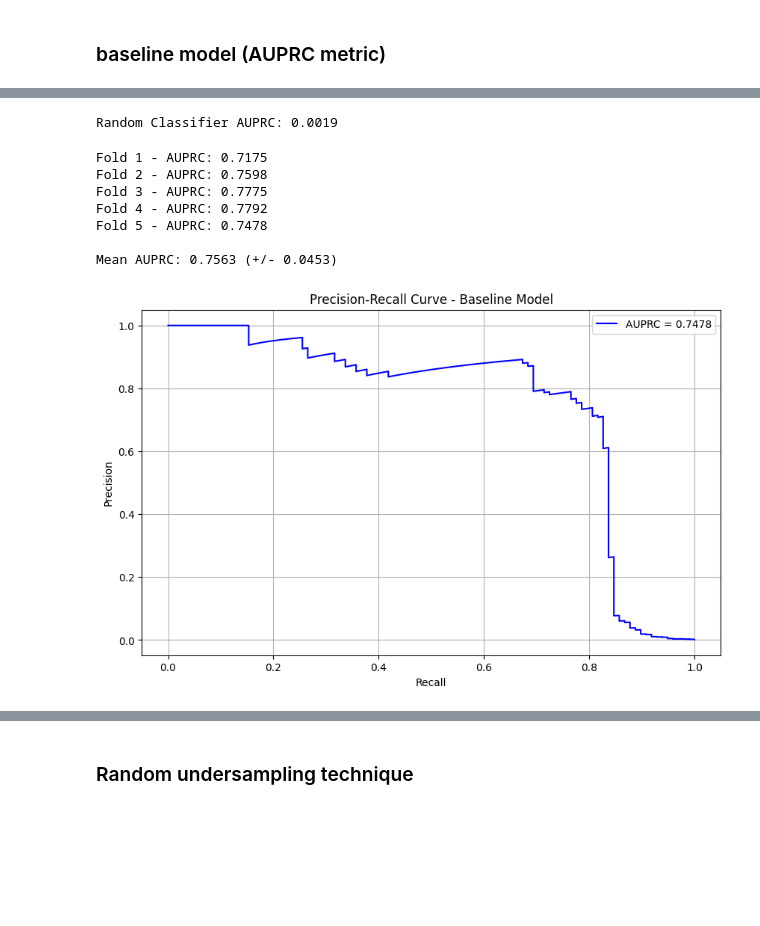
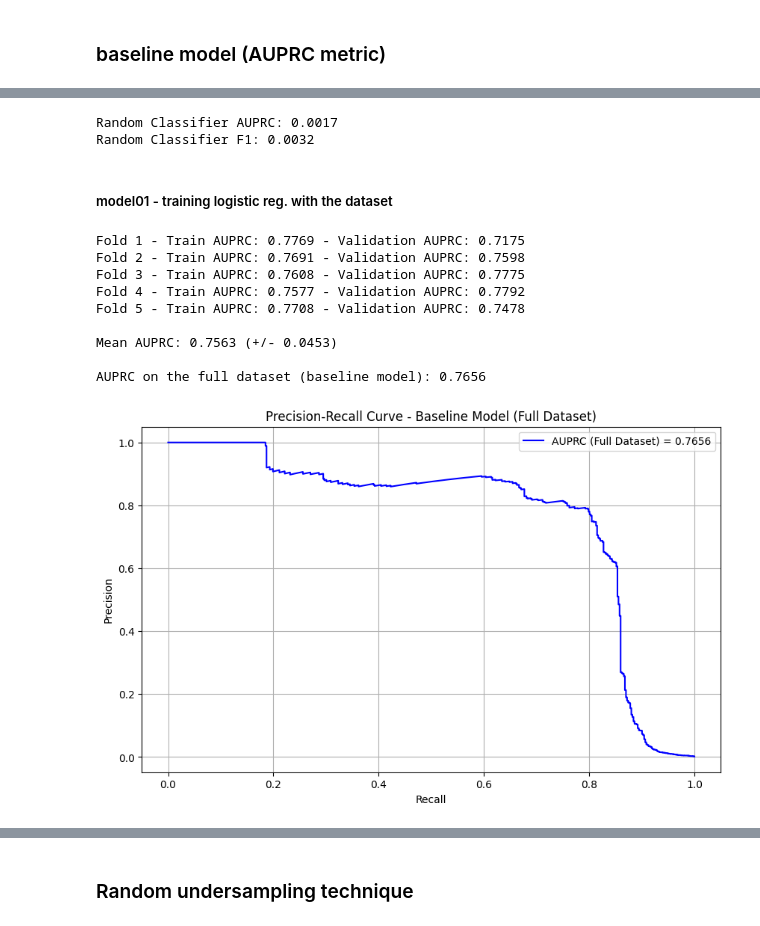
Before and after one commit to yezergmorales/credit-fraud-detector, a Jupyter notebook: dev/credit_fraud_detection.ipynb, the cells around one changed output, grey strips where cells are left out. Saved outputs shown, nothing was run; the diff lists cells and outputs as text; code cells hidden in the pictures; blank space fills up the shorter version.

```diff
--- a/dev/credit_fraud_detection.ipynb
+++ b/dev/credit_fraud_detection.ipynb
@@ -221,12 +206,14 @@ The Precision-Recall Curve shows this trade-off at all possible classification t
 # %%
 all_auprc_scores = []
+all_f1_scores = []
 
-X = df.drop('Class', axis=1)
-y = df['Class']
+X = df.drop("Class", axis=1)
+y = df["Class"]
 
 for seed in [1, 7, 21, 42, 100, 123]:
     skf = StratifiedKFold(n_splits=5, shuffle=True, random_state=seed)
     fold_auprcs = []
+    fold_f1s = []
 
     for train_idx, val_idx in skf.split(X, y):
         X_train, X_val = X.iloc[train_idx], X.iloc[val_idx]
@@ -235,12 +222,20 @@ for seed in [1, 7, 21, 42, 100, 123]:
         model = LogisticRegression(random_state=seed)
         model.fit(X_train, y_train)
         y_pred_proba = model.predict_proba(X_val)[:, 1]
+        y_pred = model.predict(X_val)
 
         auprc = average_precision_score(y_val, y_pred_proba)
+        f1 = f1_score(y_val, y_pred)
         fold_auprcs.append(auprc)
+        fold_f1s.append(f1)
 
     mean_auprc = np.mean(fold_auprcs)
     std_auprc = np.std(fold_auprcs)
-    print(f'Seed {seed} - Mean AUPRC: {mean_auprc:.4f} std: {std_auprc:.4f}')
+    mean_f1 = np.mean(fold_f1s)
+    std_f1 = np.std(fold_f1s)
+    print(
+        f"Seed {seed} - Mean AUPRC: {mean_auprc:.4f} std: {std_auprc:.4f}, Mean F1: {mean_f1:.4f} std: {std_f1:.4f}"
+    )
     all_auprc_scores.append((seed, mean_auprc))
+    all_f1_scores.append((seed, mean_f1))
 # %% [output]
@@ -253,11 +248,17 @@ Seed 123 - Mean AUPRC: 0.7559 std: 0.0243
 # %%
 # Generate Random Classifier Baseline
-# Create random predictions and calculate AUPRC to compare with our model
+# Create random predictions and calculate AUPRC and F1 to compare with our model
 random_preds = np.random.random(len(y))
+random_preds_binary = (random_preds > 0.5).astype(int)  # Convert to binary predictions for F1
 random_auprc = average_precision_score(y, random_preds)
+random_f1 = f1_score(y, random_preds_binary)
 print(f'\nRandom Classifier AUPRC: {random_auprc:.4f}')
+print(f'Random Classifier F1: {random_f1:.4f}')
 # %% [output]
-Random Classifier AUPRC: 0.0019
+Random Classifier AUPRC: 0.0017
+Random Classifier F1: 0.0032
+# %% [markdown]
+##### model01 - training logistic reg. with the dataset
 # %%
 # Prepare data for modeling
 X = df.drop('Class', axis=1)
@@ -272,51 +273,70 @@ skf = StratifiedKFold(n_splits=5, shuffle=True, random_state=42)
 # Initialize logistic regression as baseline model
 lr_model = LogisticRegression(random_state=42)
 
-# Lists to store precision, recall and AUPRC scores
+# Lists to store precision, recall, AUPRC and F1 scores
 precision_scores = []
 recall_scores = []
 auprc_scores = []
 
 # Perform cross validation
 for fold, (train_idx, val_idx) in enumerate(skf.split(X, y)):
     # Split data
     X_train, X_val = X.iloc[train_idx], X.iloc[val_idx]
     y_train, y_val = y.iloc[train_idx], y.iloc[val_idx]
 
     # Train model
     lr_model.fit(X_train, y_train)
 
     # Get predictions
     y_pred_proba = lr_model.predict_proba(X_val)[:, 1]
+    y_pred = lr_model.predict(X_val)
 
-    # Calculate metrics
-    precision, recall, _ = precision_recall_curve(y_val, y_pred_proba)
-    auprc = average_precision_score(y_val, y_pred_proba)
+    # Calculate metrics for validation set
+    precision_val, recall_val, _ = precision_recall_curve(y_val, y_pred_proba)
+    auprc_val = average_precision_score(y_val, y_pred_proba)
+    auprc_scores.append(auprc_val) # Store validation AUPRC for mean calculation
 
-    auprc_scores.append(auprc)
+    # Calculate metrics for training set
+    y_train_pred_proba = lr_model.predict_proba(X_train)[:, 1]
+    auprc_train = average_precision_score(y_train, y_train_pred_proba)
 
-    print(f'Fold {fold + 1} - AUPRC: {auprc:.4f}')
+    print(f'Fold {fold + 1} - Train AUPRC: {auprc_train:.4f} - Validation AUPRC: {auprc_val:.4f}')
 
 print('\nMean AUPRC: {:.4f} (+/- {:.4f})'.format(
     np.mean(auprc_scores),
     np.std(auprc_scores) * 2
 ))
 
-# Plot Precision-Recall curve for the last fold
+# Train model on the entire dataset
+lr_model.fit(X, y)
+
+# Get predictions on the entire dataset
+y_pred_proba_full = lr_model.predict_proba(X)[:, 1]
+
+# Calculate AUPRC on the entire dataset
+auprc_full = average_precision_score(y, y_pred_proba_full)
+print(f'\nAUPRC on the full dataset (baseline model): {auprc_full:.4f}')
+
+# Calculate Precision-Recall curve for the full dataset
+precision_full, recall_full, _ = precision_recall_curve(y, y_pred_proba_full)
+
+# Plot Precision-Recall curve for the full dataset
 plt.figure(figsize=(10, 6))
-plt.plot(recall, precision, color='blue', label=f'AUPRC = {auprc:.4f}')
+plt.plot(recall_full, precision_full, color='blue', label=f'AUPRC (Full Dataset) = {auprc_full:.4f}')
 plt.xlabel('Recall')
 plt.ylabel('Precision')
-plt.title('Precision-Recall Curve - Baseline Model')
+plt.title('Precision-Recall Curve - Baseline Model (Full Dataset)')
 plt.legend()
 plt.grid(True)
 plt.show()
 # %% [output]
-Fold 1 - AUPRC: 0.7175
-Fold 2 - AUPRC: 0.7598
-Fold 3 - AUPRC: 0.7775
-Fold 4 - AUPRC: 0.7792
-Fold 5 - AUPRC: 0.7478
+Fold 1 - Train AUPRC: 0.7769 - Validation AUPRC: 0.7175
+Fold 2 - Train AUPRC: 0.7691 - Validation AUPRC: 0.7598
+Fold 3 - Train AUPRC: 0.7608 - Validation AUPRC: 0.7775
+Fold 4 - Train AUPRC: 0.7577 - Validation AUPRC: 0.7792
+Fold 5 - Train AUPRC: 0.7708 - Validation AUPRC: 0.7478
 
 Mean AUPRC: 0.7563 (+/- 0.0453)
+
+AUPRC on the full dataset (baseline model): 0.7656
-[figure, old version]
+[figure, new version]
```
Also changed, not shown: parts of 33 cells of this notebook.
